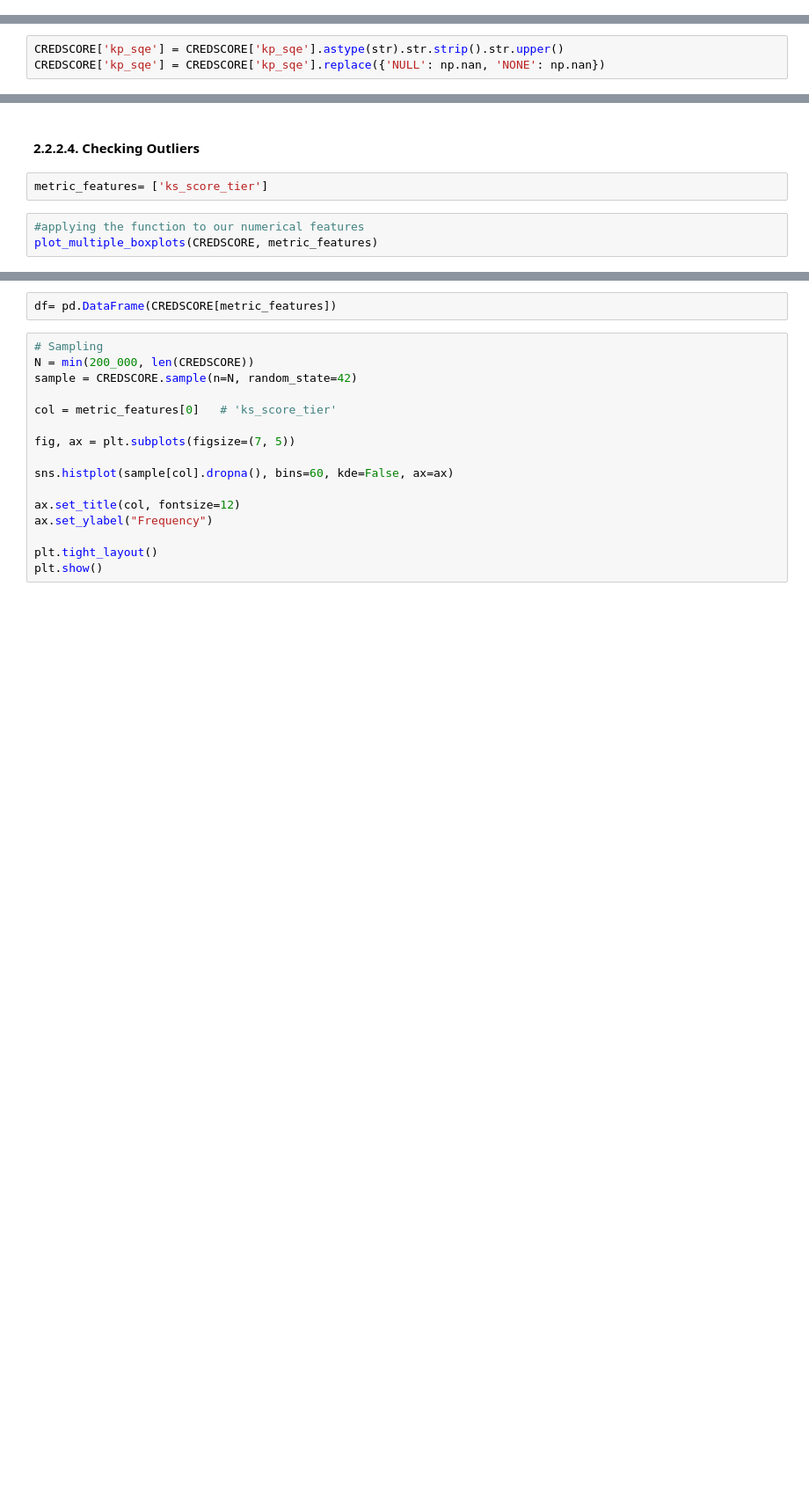
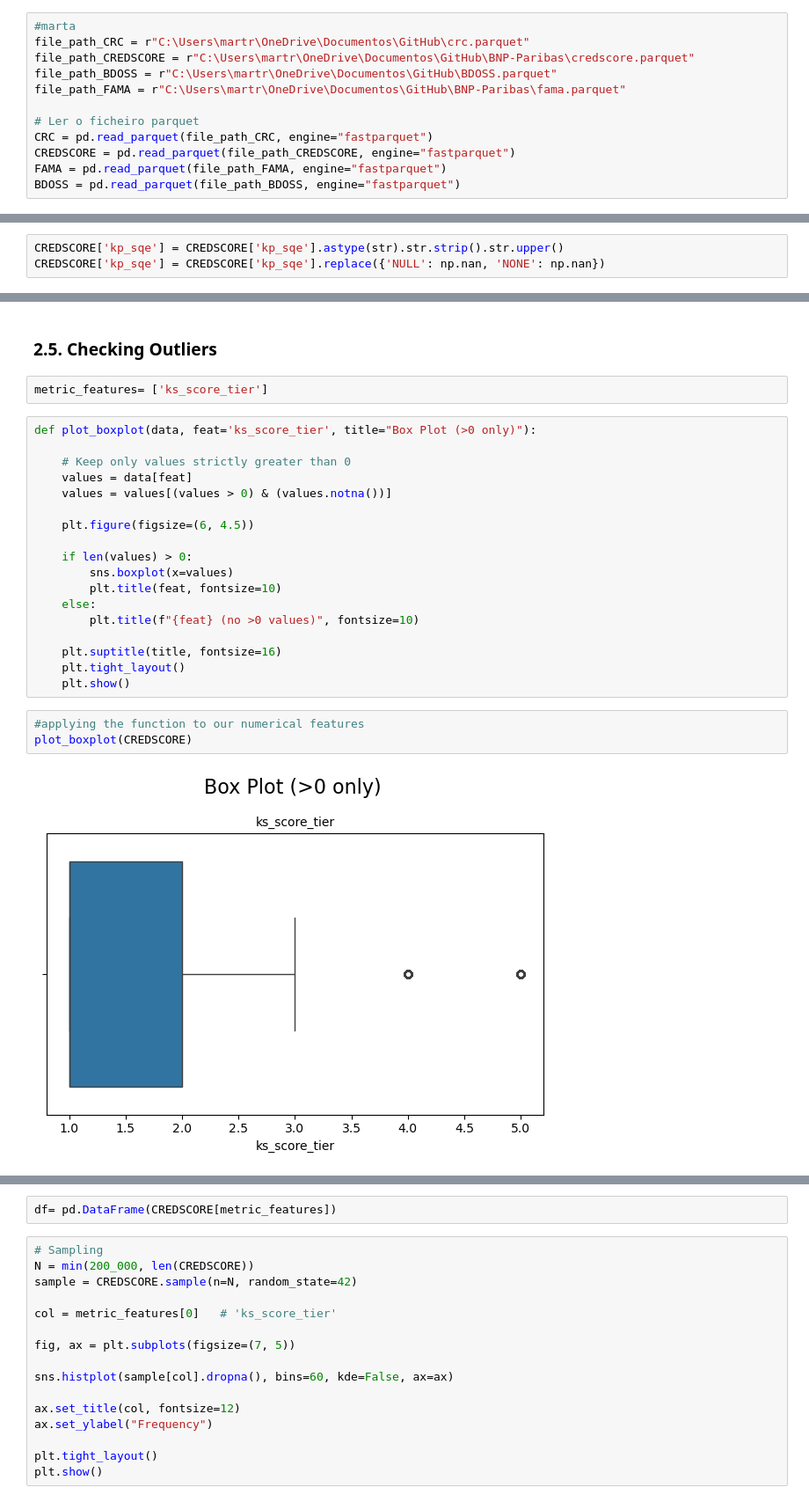
Before and after one commit to Alanog10/BNP-Paribas, a Jupyter notebook: Joao novo.ipynb, the cells around one changed output, grey strips where cells are left out. Shown at 88% size. Cells and saved outputs as stored; diff of their text form; blank space fills up the shorter version.

```diff
--- a/Joao novo.ipynb
+++ b/Joao novo.ipynb
@@ -68,6 +70,18 @@ CRC = pd.read_parquet(file_path_CRC, engine="fastparquet")
 CREDSCORE = pd.read_parquet(file_path_CREDSCORE, engine="fastparquet")
 FAMA = pd.read_parquet(file_path_FAMA, engine="fastparquet")
 BDOSS = pd.read_parquet(file_path_BDOSS, engine="fastparquet")
+# %%
+#marta
+file_path_CRC = r"C:\Users\martr\OneDrive\Documentos\GitHub\crc.parquet"
+file_path_CREDSCORE = r"C:\Users\martr\OneDrive\Documentos\GitHub\BNP-Paribas\credscore.parquet"
+file_path_BDOSS = r"C:\Users\martr\OneDrive\Documentos\GitHub\BDOSS.parquet"
+file_path_FAMA = r"C:\Users\martr\OneDrive\Documentos\GitHub\BNP-Paribas\fama.parquet"
+
+# Ler o ficheiro parquet
+CRC = pd.read_parquet(file_path_CRC, engine="fastparquet")
+CREDSCORE = pd.read_parquet(file_path_CREDSCORE, engine="fastparquet")
+FAMA = pd.read_parquet(file_path_FAMA, engine="fastparquet")
+BDOSS = pd.read_parquet(file_path_BDOSS, engine="fastparquet")
 # %% [markdown]
 file_path = r"C:\Users\alano\Desktop\Mestrado\2- Semestre\Busines case\BNP\Projeto GIt\crc.parquet"
 
@@ -833,8 +988,28 @@ CREDSCORE.isna().sum()
 # %% [markdown]
-#### 2.2.2.4. Checking Outliers
+### 2.5. Checking Outliers
 # %%
 metric_features= ['ks_score_tier']
+# %%
+def plot_boxplot(data, feat='ks_score_tier', title="Box Plot (>0 only)"):
+
+    # Keep only values strictly greater than 0
+    values = data[feat]
+    values = values[(values > 0) & (values.notna())]
+
+    plt.figure(figsize=(6, 4.5))
+
+    if len(values) > 0:
+        sns.boxplot(x=values)
+        plt.title(feat, fontsize=10)
+    else:
+        plt.title(f"{feat} (no >0 values)", fontsize=10)
+
+    plt.suptitle(title, fontsize=16)
+    plt.tight_layout()
+    plt.show()
 # %%
 #applying the function to our numerical features
-plot_multiple_boxplots(CREDSCORE, metric_features)
+plot_boxplot(CREDSCORE)
+# %% [output]
+[figure, added]
 # %% [markdown]
```
Also changed, not shown: parts of 99 cells of this notebook.
